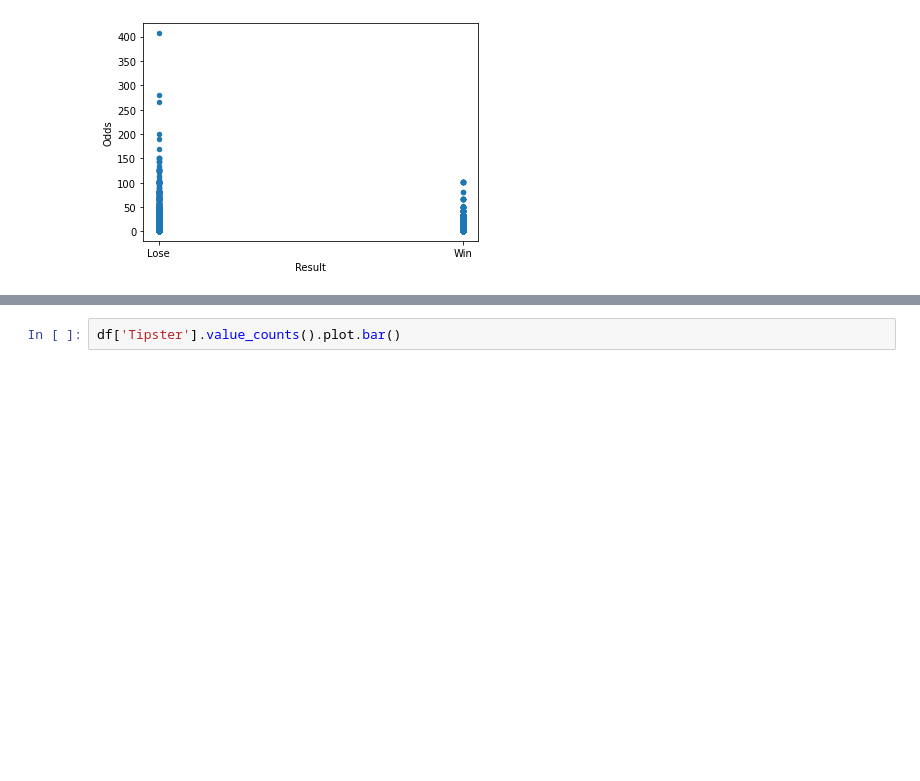
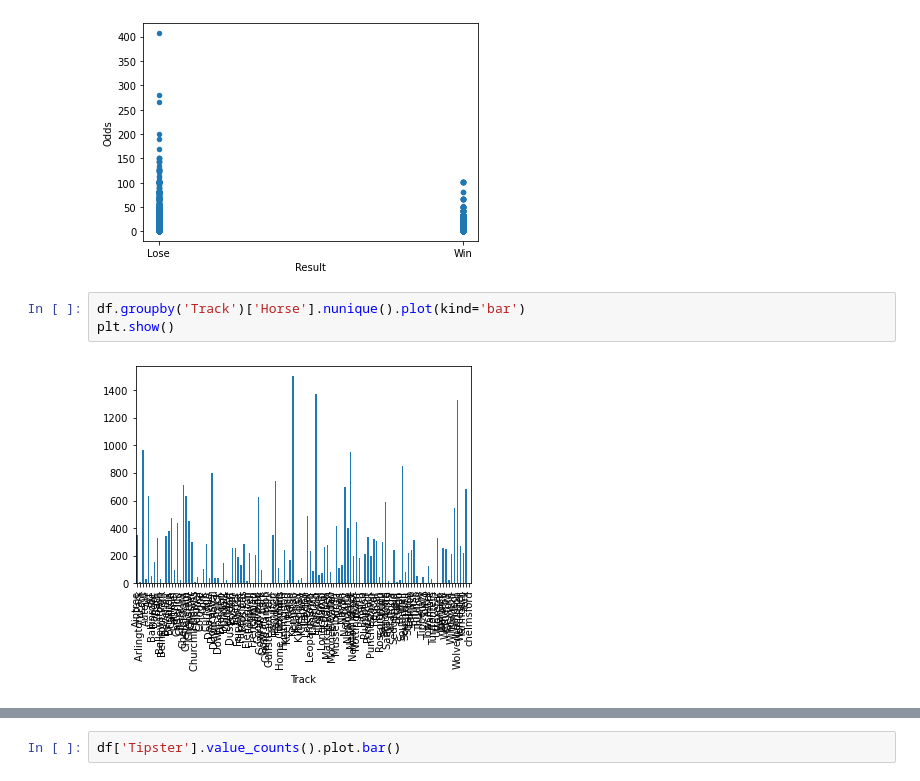
Before and after one commit to Cheeseburgerfly/AIAssignment, a Jupyter notebook: Assignment.ipynb, the cells around one changed output, grey strips where cells are left out. Saved outputs shown, nothing was run; the diff lists cells and outputs as text; blank space fills up the shorter version.

Commit message:
Data Visualization

```diff
--- a/Assignment.ipynb
+++ b/Assignment.ipynb
@@ -67,3 +68,8 @@ df.plot(kind = 'scatter', x = 'Result', y = 'Odds')
 plt.show()
 # %% [output]
 [figure]
+# %%
+df.groupby('Track')['Horse'].nunique().plot(kind='bar')
+plt.show()
+# %% [output]
+[figure, added]
```
Also changed, not shown: parts of 7 cells of this notebook.
